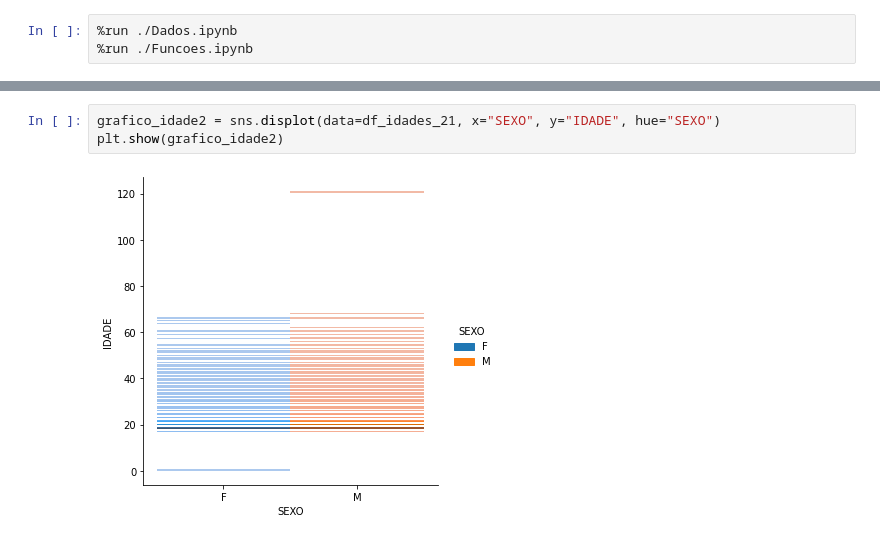
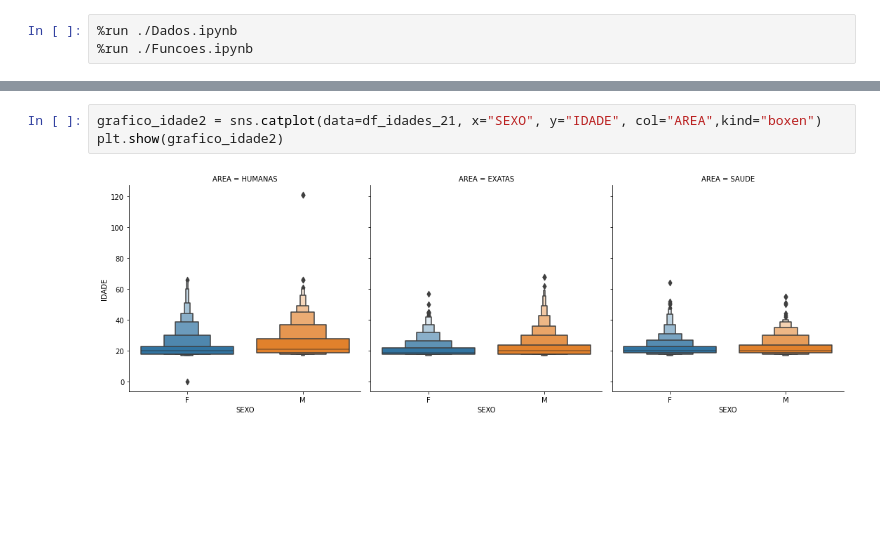
Before and after one commit to Cafeko/UFPE_Projeto_IP, a Jupyter notebook: Idade_dados.ipynb, the cells around one changed output, grey strips where cells are left out. Saved outputs shown, nothing was run; the diff lists cells and outputs as text; blank space fills up the shorter version.

```diff
--- a/Idade_dados.ipynb
+++ b/Idade_dados.ipynb
@@ -51,5 +30,5 @@ plt.show(grafico_idade1)
-# %%
-grafico_idade2 = sns.displot(data=df_idades_21, x="SEXO", y="IDADE", hue="SEXO")
-plt.show(grafico_idade2)
-# %% [output]
-[figure, removed]
+# %%
+grafico_idade2 = sns.catplot(data=df_idades_21, x="SEXO", y="IDADE", col="AREA",kind="boxen")
+plt.show(grafico_idade2)
+# %% [output]
+[figure, added]
```
Also changed, not shown: parts of 6 cells of this notebook, 1 other file.
